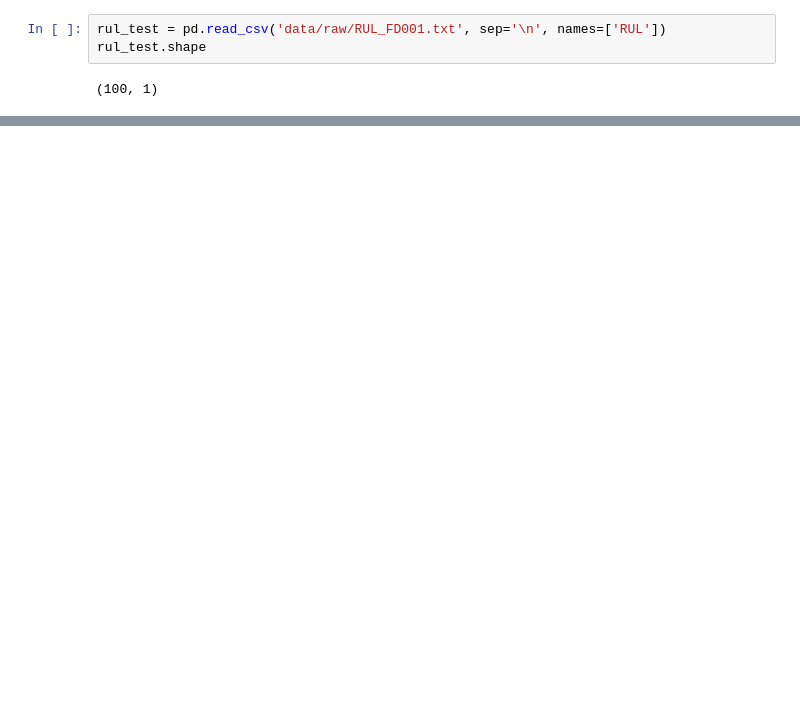
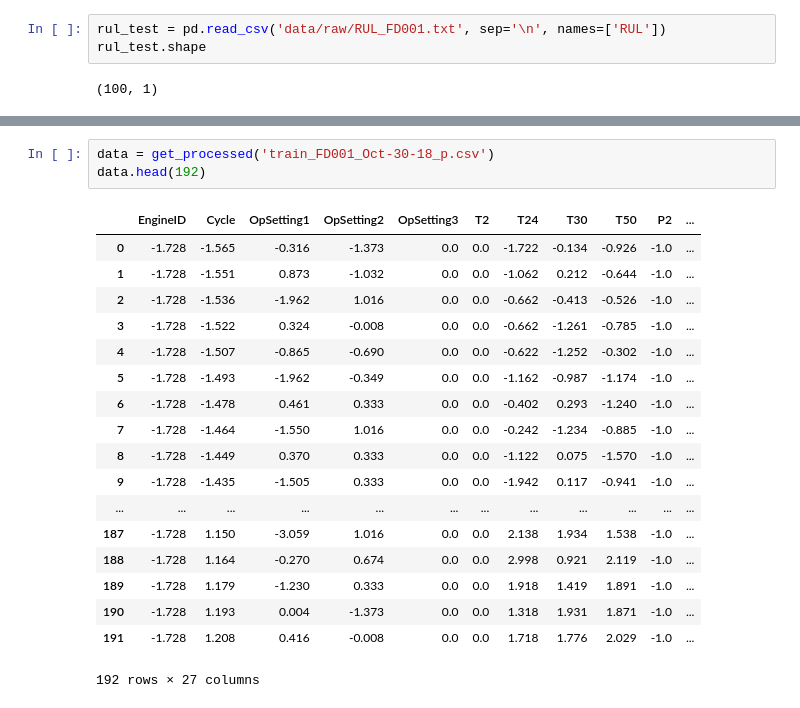
Before and after one commit to syahrulhamdani/pdm-aircraft-engine, a Jupyter notebook: test.ipynb, the cells around one changed output, grey strips where cells are left out. Drawn from its saved outputs; the diff is of its cells as text; blank space fills up the shorter version.

```diff
--- a/test.ipynb
+++ b/test.ipynb
@@ -230,0 +249,22 @@ array([163, 175, 175, ...,   0,   0,   0])
+# %%
+data = get_processed('train_FD001_Oct-30-18_p.csv')
+data.head(192)
+# %% [output]
+|  | EngineID | Cycle | OpSetting1 | OpSetting2 | OpSetting3 | T2 | T24 | T30 | T50 | P2 | ... |
+| 0 | -1.728 | -1.565 | -0.316 | -1.373 | 0.0 | 0.0 | -1.722 | -0.134 | -0.926 | -1.0 | ... |
+| 1 | -1.728 | -1.551 | 0.873 | -1.032 | 0.0 | 0.0 | -1.062 | 0.212 | -0.644 | -1.0 | ... |
+| 2 | -1.728 | -1.536 | -1.962 | 1.016 | 0.0 | 0.0 | -0.662 | -0.413 | -0.526 | -1.0 | ... |
+| 3 | -1.728 | -1.522 | 0.324 | -0.008 | 0.0 | 0.0 | -0.662 | -1.261 | -0.785 | -1.0 | ... |
+| 4 | -1.728 | -1.507 | -0.865 | -0.690 | 0.0 | 0.0 | -0.622 | -1.252 | -0.302 | -1.0 | ... |
+| 5 | -1.728 | -1.493 | -1.962 | -0.349 | 0.0 | 0.0 | -1.162 | -0.987 | -1.174 | -1.0 | ... |
+| 6 | -1.728 | -1.478 | 0.461 | 0.333 | 0.0 | 0.0 | -0.402 | 0.293 | -1.240 | -1.0 | ... |
+| 7 | -1.728 | -1.464 | -1.550 | 1.016 | 0.0 | 0.0 | -0.242 | -1.234 | -0.885 | -1.0 | ... |
+| 8 | -1.728 | -1.449 | 0.370 | 0.333 | 0.0 | 0.0 | -1.122 | 0.075 | -1.570 | -1.0 | ... |
+| 9 | -1.728 | -1.435 | -1.505 | 0.333 | 0.0 | 0.0 | -1.942 | 0.117 | -0.941 | -1.0 | ... |
+| ... | ... | ... | ... | ... | ... | ... | ... | ... | ... | ... | ... |
+| 187 | -1.728 | 1.150 | -3.059 | 1.016 | 0.0 | 0.0 | 2.138 | 1.934 | 1.538 | -1.0 | ... |
+| 188 | -1.728 | 1.164 | -0.270 | 0.674 | 0.0 | 0.0 | 2.998 | 0.921 | 2.119 | -1.0 | ... |
+| 189 | -1.728 | 1.179 | -1.230 | 0.333 | 0.0 | 0.0 | 1.918 | 1.419 | 1.891 | -1.0 | ... |
+| 190 | -1.728 | 1.193 | 0.004 | -1.373 | 0.0 | 0.0 | 1.318 | 1.931 | 1.871 | -1.0 | ... |
+| 191 | -1.728 | 1.208 | 0.416 | -0.008 | 0.0 | 0.0 | 1.718 | 1.776 | 2.029 | -1.0 | ... |
+192 rows × 27 columns
```
Also changed, not shown: parts of 20 cells of this notebook.
